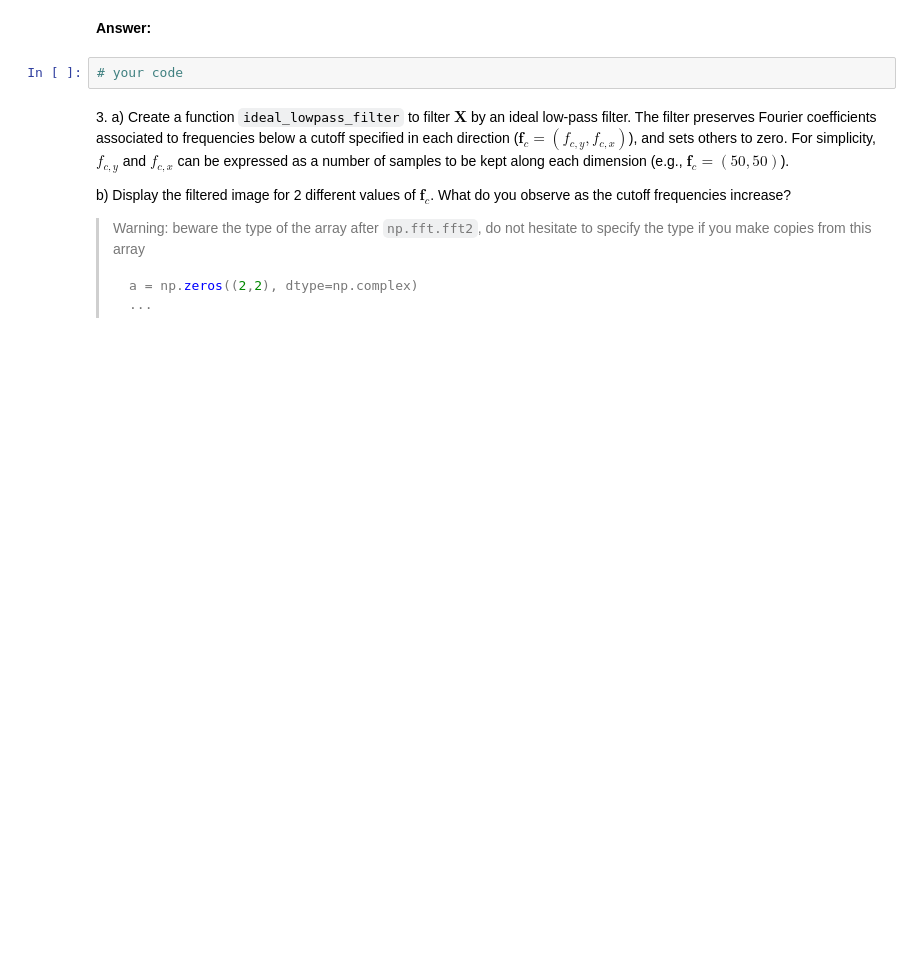
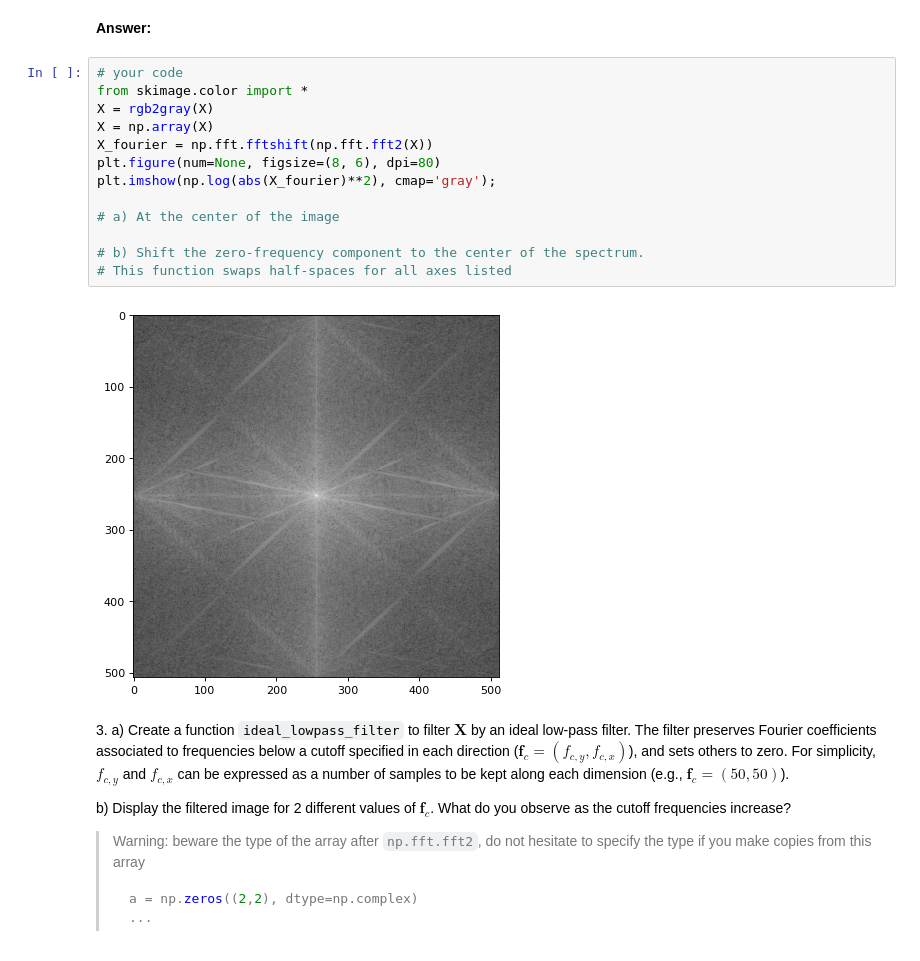
Before and after one commit to Eclil/python_sdia, a Jupyter notebook: Labs/Lab3/lab3.ipynb, the cells around one changed output. Saved outputs shown, nothing was run; the diff lists cells and outputs as text; blank space fills up the shorter version.

```diff
--- a/Labs/Lab3/lab3.ipynb
+++ b/Labs/Lab3/lab3.ipynb
@@ -156,8 +183,21 @@ a) In this representation, where is the pixel of the spectrum associated with th
 b) Take a look at the documentation of `np.fft.fftshift`. Use it to ensure that the null frequency is located at the center of the image.
 # %% [markdown]
 **Answer:**
-# %%
-# your code
+# %%
+# your code
+from skimage.color import *
+X = rgb2gray(X)
+X = np.array(X)
+X_fourier = np.fft.fftshift(np.fft.fft2(X))
+plt.figure(num=None, figsize=(8, 6), dpi=80)
+plt.imshow(np.log(abs(X_fourier)**2), cmap='gray');
+
+# a) At the center of the image
+
+# b) Shift the zero-frequency component to the center of the spectrum.
+# This function swaps half-spaces for all axes listed
+# %% [output]
+[figure, added]
 # %% [markdown]
 3\.
     a) Create a function `ideal_lowpass_filter` to filter $\mathbf{X}$ by an ideal low-pass filter. The filter preserves Fourier coefficients associated to frequencies below a cutoff specified in each direction ($\mathbf{f}_c = (f_{c,y}, f_{c,x})$), and sets others to zero. For simplicity, $f_{c,y}$ and $f_{c,x}$ can be expressed as a number of samples to be kept along each dimension (e.g., $\mathbf{f}_c = (50,50)$).
```
Also changed, not shown: parts of 10 cells of this notebook, 4 other files.
